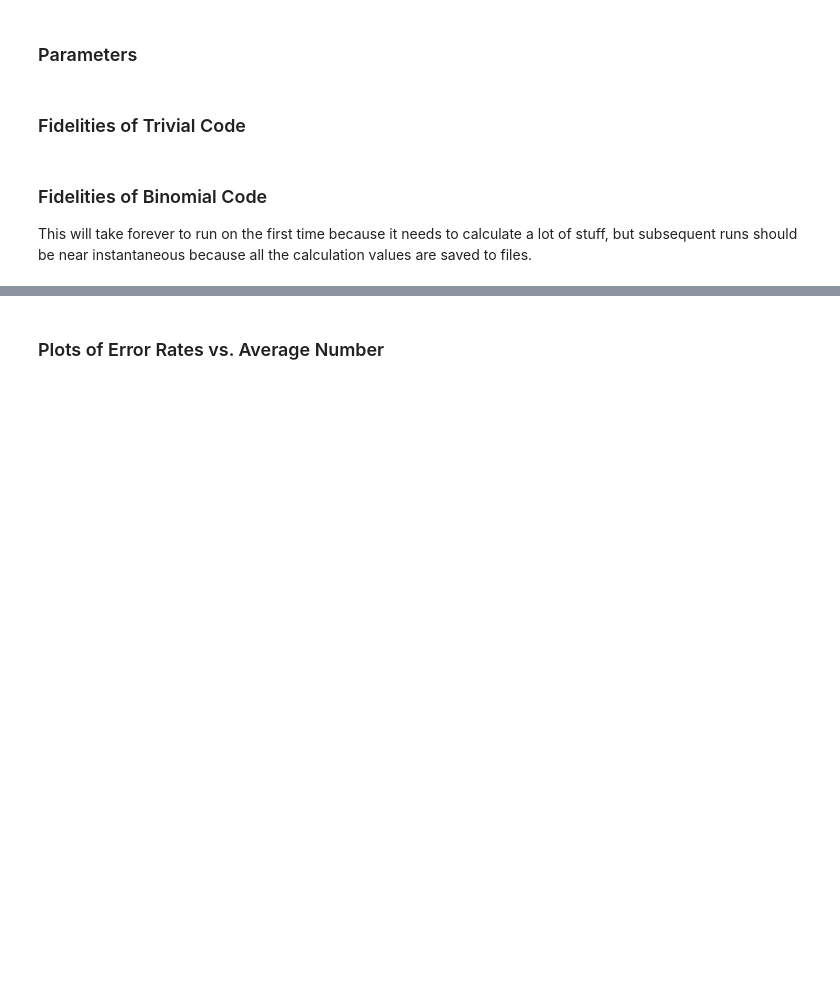
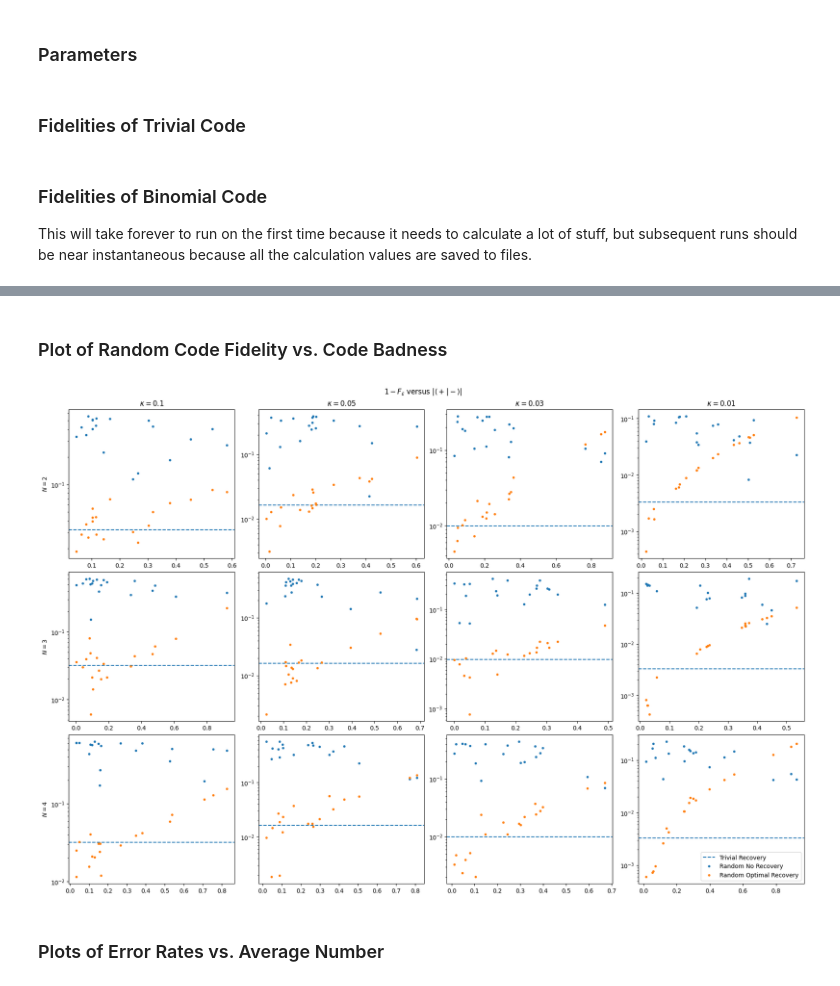
Before and after one commit to SaurabhTotey/Random-Quantum-Codes, a Jupyter notebook: Demo.ipynb, the cells around one changed output, grey strips where cells are left out. Cells and saved outputs as stored; diff of their text form; code cells hidden in the pictures; blank space fills up the shorter version.

```diff
--- a/Demo.ipynb
+++ b/Demo.ipynb
@@ -59,3 +62,23 @@ Wall time: 6min 12s
+# %% [markdown]
+### Plot of Random Code Fidelity vs. Code Badness
+# %%
+fig, axs = plt.subplots(len(rotation_symmetries), len(loss_noise_values), figsize=(18, 12), constrained_layout=True)
+fig.suptitle(r"$1 - F_\epsilon$ versus $|\langle + | - \rangle|$")
+for i, rotation_symmetry in enumerate(rotation_symmetries):
+	axs[i,0].set_ylabel(f"$N={rotation_symmetry}$")
+for i, loss_noise_amount in enumerate(loss_noise_values):
+	axs[0,i].set_title(f"$\\kappa={loss_noise_amount}$")
+
+for i, rotation_symmetry in enumerate(rotation_symmetries):
+	for j, loss_noise_amount in enumerate(loss_noise_values):
+		axs[i,j].axhline(1 - trivial_fidelities[j], linestyle="--", label="Trivial Recovery")
+		axs[i,j].semilogy(random_badness[i,j], 1 - random_fidelities[i,j,:,0], ".", label="Random No Recovery")
+		axs[i,j].semilogy(random_badness[i,j], 1 - random_fidelities[i,j,:,1], ".", label="Random Optimal Recovery")
+
+axs[-1,-1].legend()
+plt.show()
+# %% [output]
+[figure, added]
 # %% [markdown]
 ### Plots of Error Rates vs. Average Number
 # %%
```
Also changed, not shown: parts of 5 cells of this notebook, 1 other file.
